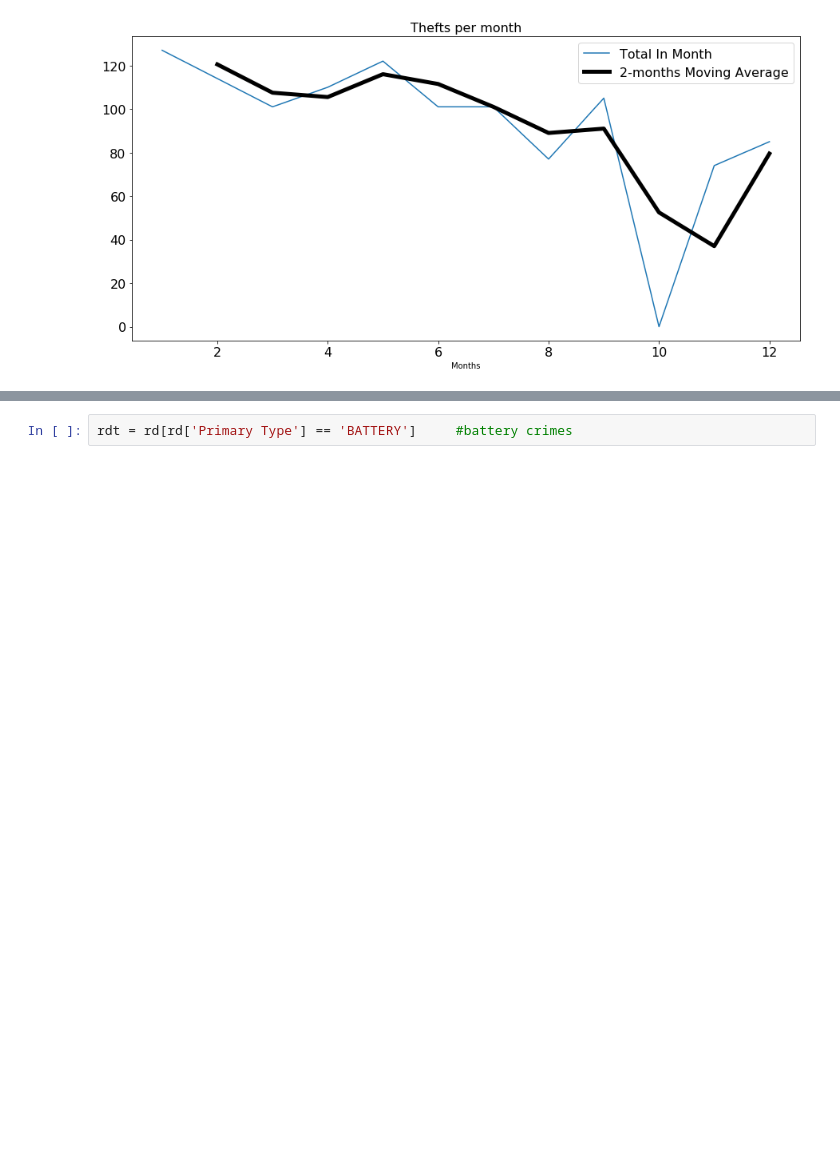
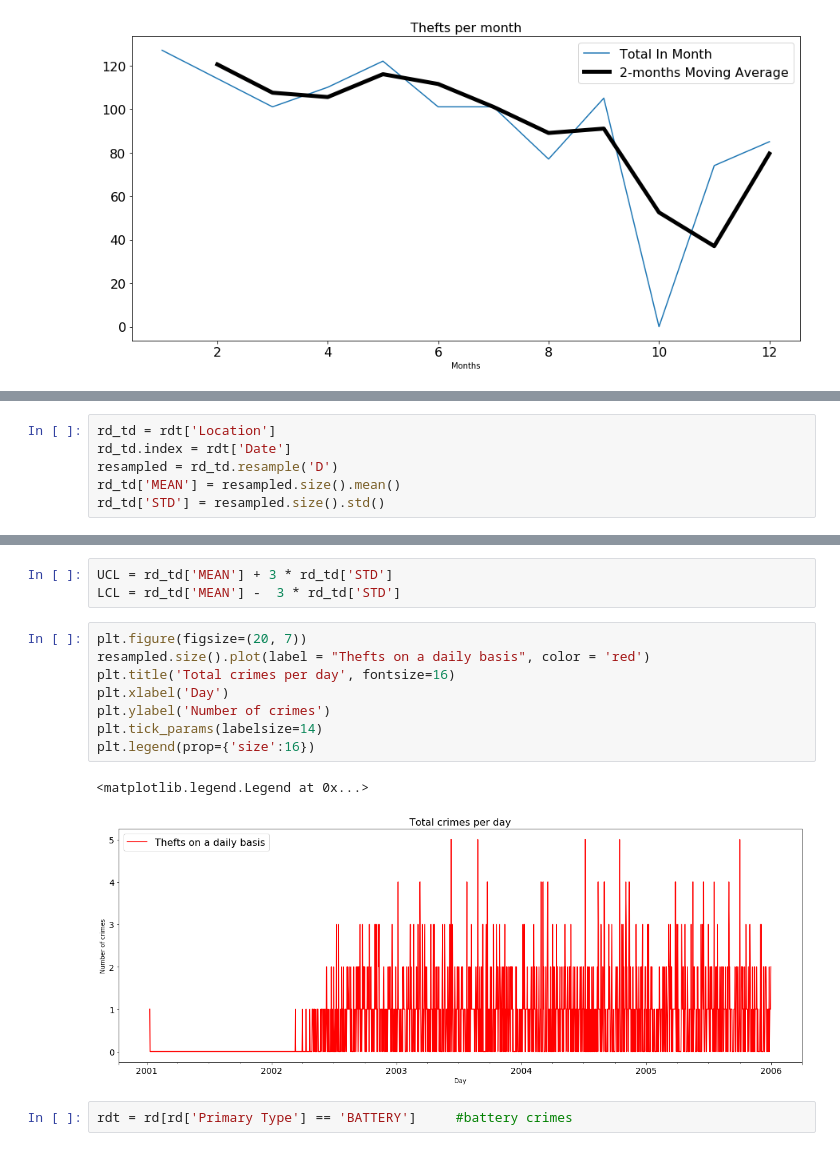
Before and after one commit to abhinav-bot/BigData, a Jupyter notebook: 2001-2005.ipynb, the cells around one changed output, grey strips where cells are left out. Drawn from its saved outputs; the diff is of its cells as text; blank space fills up the shorter version.

```diff
--- a/2001-2005.ipynb
+++ b/2001-2005.ipynb
@@ -231,0 +241,6 @@ plt.tick_params(labelsize=16);
+# %%
+rd_td = rdt['Location']
+rd_td.index = rdt['Date']
+resampled = rd_td.resample('D')
+rd_td['MEAN'] = resampled.size().mean()
+rd_td['STD'] = resampled.size().std()
@@ -232,3 +264,17 @@ plt.tick_params(labelsize=16);
+# %%
+UCL = rd_td['MEAN'] + 3 * rd_td['STD']
+LCL = rd_td['MEAN'] -  3 * rd_td['STD']
+# %%
+plt.figure(figsize=(20, 7))
+resampled.size().plot(label = "Thefts on a daily basis", color = 'red')
+plt.title('Total crimes per day', fontsize=16)
+plt.xlabel('Day')
+plt.ylabel('Number of crimes')
+plt.tick_params(labelsize=14)
+plt.legend(prop={'size':16})
+# %% [output]
+<matplotlib.legend.Legend at 0x...>
+[figure, added]
 # %%
 rdt = rd[rd['Primary Type'] == 'BATTERY']     #battery crimes
 # %%
```
Also changed, not shown: parts of 18 cells of this notebook.
